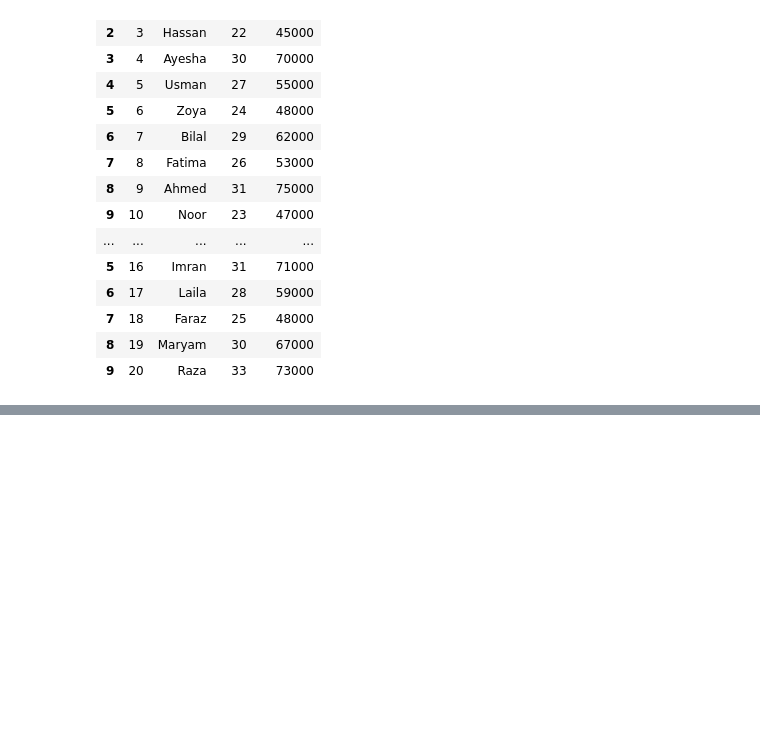
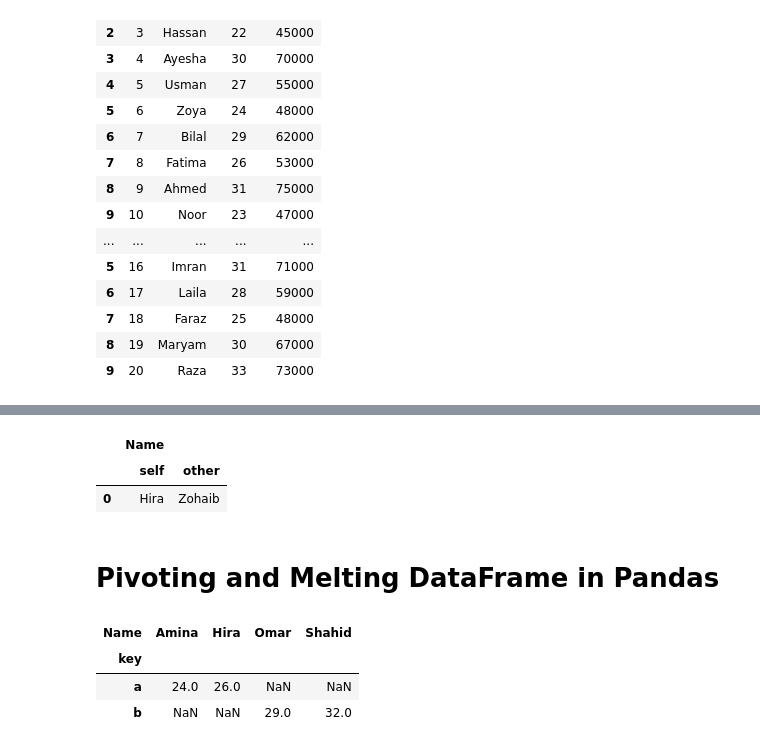
Before and after one commit to DotZohaib/Data-Analytics-Turning-Raw-Data-into-Actionable-Insights, a Jupyter notebook: 34_pandas_Python_Data_Analytics.ipynb, the cells around one changed output, grey strips where cells are left out. Cells and saved outputs as stored; diff of their text form; code cells hidden in the pictures; blank space fills up the shorter version.

```diff
--- a/34_pandas_Python_Data_Analytics.ipynb
+++ b/34_pandas_Python_Data_Analytics.ipynb
@@ -225,0 +268,26 @@ pd.concat([a, b])
+# %%
+df1.compare(df2, keep_equal=True)
+# %% [output]
+|  | Name |  |
+|  | self | other |
+| 0 | Hira | Zohaib |
+# %% [markdown]
+<h1>Pivoting and Melting DataFrame in Pandas</h1>
+# %%
+import pandas as pd
+
+data = {
+    "key" : ["a", "b", "a", "b"],
+    "Name" : ["Hira", "Shahid", "Amina", "Omar"],
+    "Age" : [26, 32, 24, 29]
+}
+
+df = pd.DataFrame(data)
+
+
+df.pivot(index="key", columns="Name", values="Age")
+# %% [output]
+| Name | Amina | Hira | Omar | Shahid |
+| key |  |  |  |  |
+| a | 24.0 | 26.0 | NaN | NaN |
+| b | NaN | NaN | 29.0 | 32.0 |
```
Also changed, not shown: parts of 8 cells of this notebook, 3 other files.
